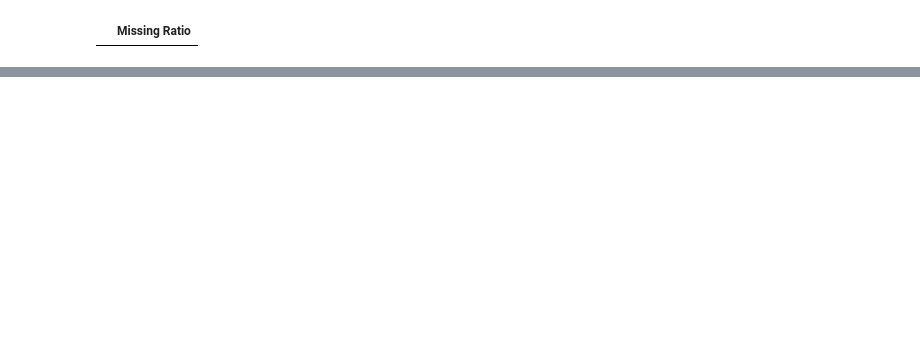
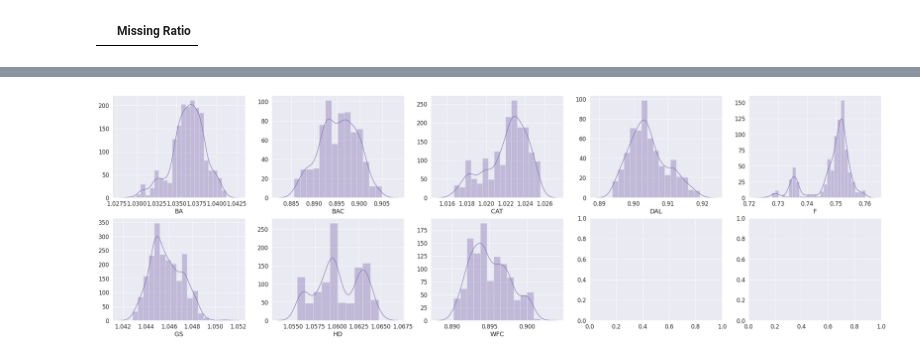
Before and after one commit to UrukHan/NeuroNetStockQuotes, a Jupyter notebook: DownloadApiData.ipynb, the cells around one changed output, grey strips where cells are left out. Cells and saved outputs as stored; diff of their text form; code cells hidden in the pictures; blank space fills up the shorter version.

```diff
--- a/DownloadApiData.ipynb
+++ b/DownloadApiData.ipynb
@@ -192,0 +262,13 @@ missing_data.iloc[0:10]
+# %%
+# Нормализация данных
+for param in qualitative:
+    print()
+    (mu, sigma) = norm.fit(allData[param])
+    allData[param] = np.log1p(allData[param])
+# Вывод гистограмм
+fig, ax = plt.subplots(round(len(qualitative)/5), 5, figsize = (40, 12))
+for var, subplot in zip(qualitative, ax.flatten()):
+    sns.set(font_scale = 1.5)
+    sns.distplot(allData[var], color="m", ax = subplot)
+# %% [output]
+[figure, added]
```
Also changed, not shown: parts of 13 cells of this notebook.
